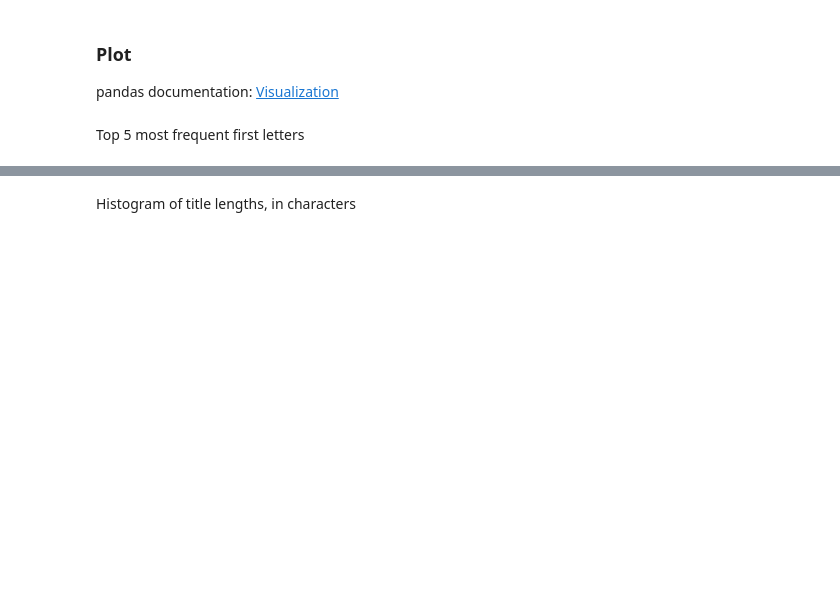
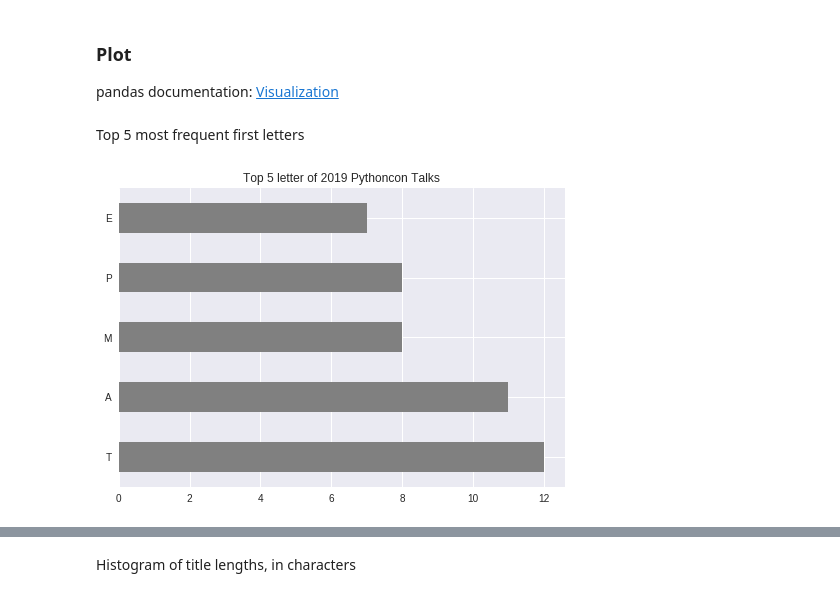
Before and after one commit to standroidbeta/DS-Unit-1-Sprint-2-Data-Wrangling, a Jupyter notebook: module1-scrape-and-process-data/LS_DS_121_Scrape_and_process_data.ipynb, the cells around one changed output, grey strips where cells are left out. Saved outputs shown, nothing was run; the diff lists cells and outputs as text; code cells hidden in the pictures; blank space fills up the shorter version.

```diff
--- a/module1-scrape-and-process-data/LS_DS_121_Scrape_and_process_data.ipynb
+++ b/module1-scrape-and-process-data/LS_DS_121_Scrape_and_process_data.ipynb
@@ -50,2 +336,4 @@ pandas documentation: [apply](https://pandas.pydata.org/pandas-docs/stable/gener
 # %% [markdown]
 ### long title
+# %%
+df['long title'] = df['title length'] > 80
@@ -52,2 +386,6 @@ pandas documentation: [apply](https://pandas.pydata.org/pandas-docs/stable/gener
 # %% [markdown]
 ### first letter
+# %%
+# 'Python is great:'[0]
+
+df['first letter'] = df['title'].str[0]
@@ -59,0 +455,5 @@ Using [`textstat`](https://github.com/shivam5992/textstat)
+# %%
+df['title word count'] = df['title'].apply(textstat.lexicon_count)
+
+print(df.shape)
+df.head()
@@ -63,3 +478,6 @@ Using [`textstat`](https://github.com/shivam5992/textstat)
 `title length` --> `title character count`
 
 pandas documentation: [rename](https://pandas.pydata.org/pandas-docs/stable/generated/pandas.DataFrame.rename.html)
+# %%
+# df = df.rename(columns={'title length' : 'title character count'})
+df = df.rename(columns={'title charater count' : 'title character count'})
@@ -91,3 +597,12 @@ Percentage of talks with long titles
 pandas documentation: [Visualization](https://pandas.pydata.org/pandas-docs/stable/visualization.html)
 # %% [markdown]
 Top 5 most frequent first letters
+# %%
+(df['first letter']
+.value_counts()
+.head(5)
+.plot
+.barh(color='gray',
+     title="Top 5 letter of 2019 Pythoncon Talks"));
+# %% [output]
+[figure, added]
```
Also changed, not shown: parts of 70 cells of this notebook.
